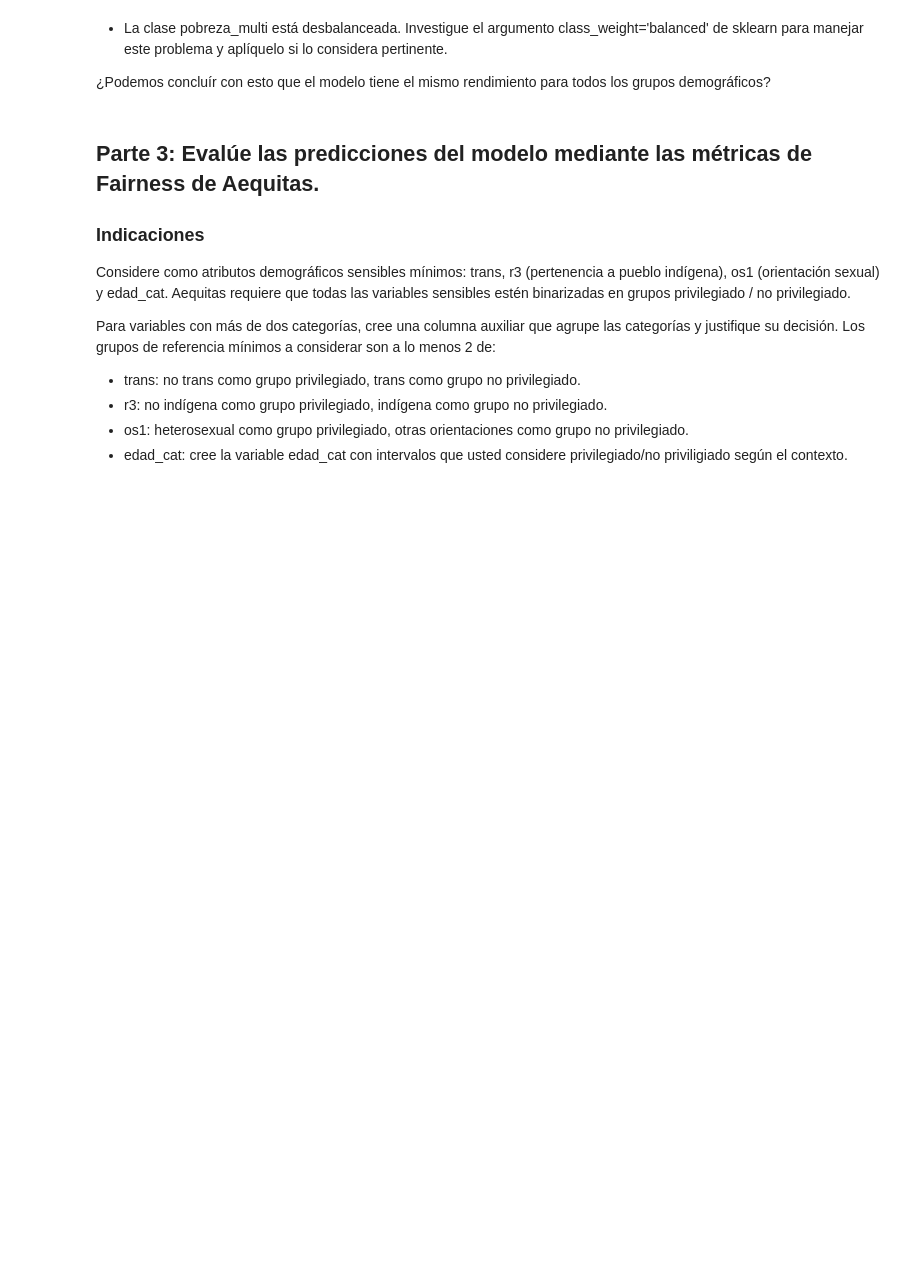
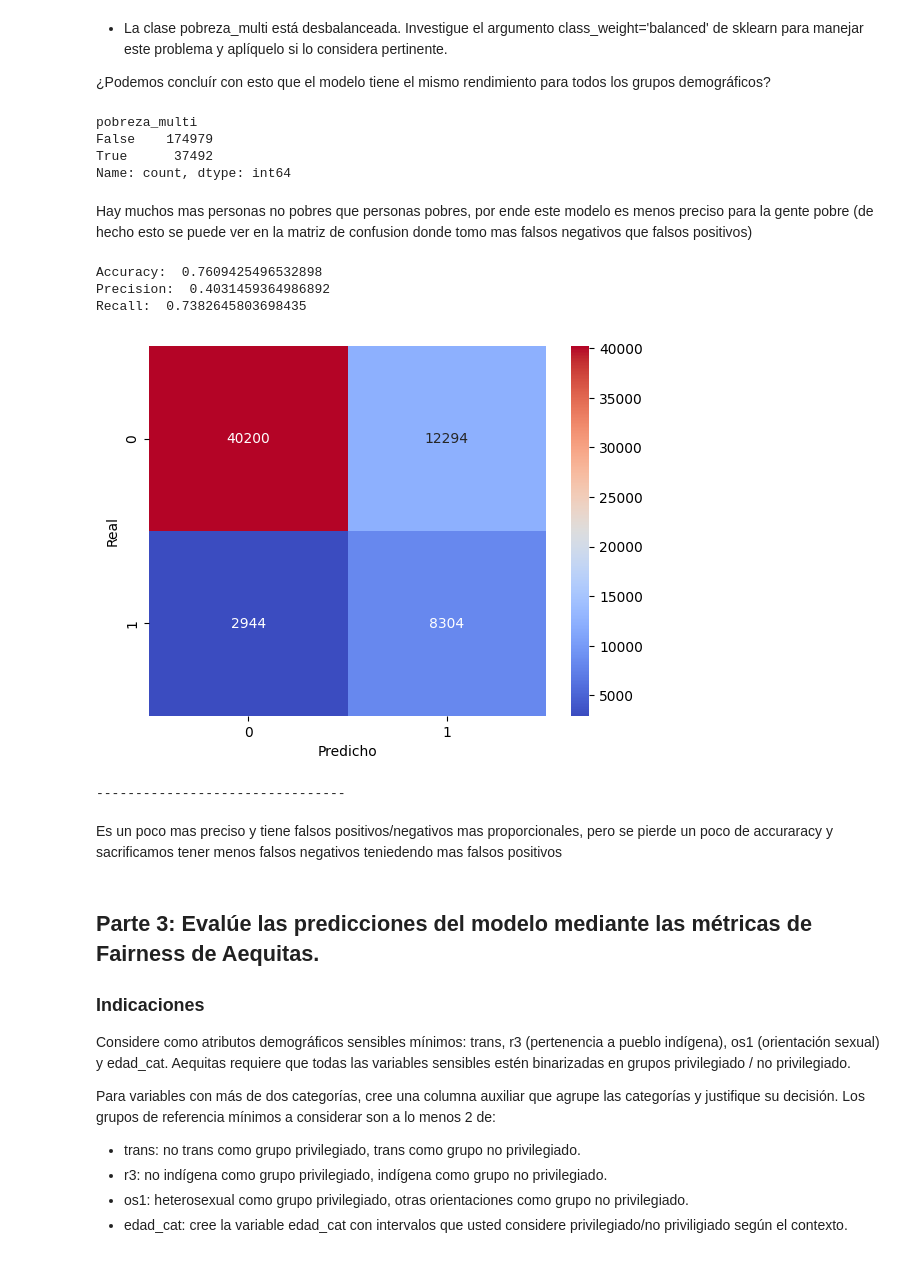
Before and after one commit to wbguc/taller-2, a Jupyter notebook: Taller_sumativo_2.ipynb, the cells around one changed output. Drawn from its saved outputs; the diff is of its cells as text; code cells hidden in the pictures; blank space fills up the shorter version.

```diff
--- a/Taller_sumativo_2.ipynb
+++ b/Taller_sumativo_2.ipynb
@@ -202,6 +215,44 @@ Recall:  0.3244132290184922
 - La clase pobreza_multi está desbalanceada. Investigue el argumento class_weight='balanced' de sklearn para manejar este problema y aplíquelo si lo considera pertinente.
 
 ¿Podemos concluír con esto que el modelo tiene el mismo rendimiento para todos los grupos demográficos?
+# %%
+
+y.value_counts()
+# %% [output]
+pobreza_multi
+False    174979
+True      37492
+Name: count, dtype: int64
+# %% [markdown]
+Hay muchos mas personas no pobres que personas pobres, por ende este modelo es menos preciso para la gente pobre (de hecho esto se puede ver en la matriz de confusion donde tomo mas falsos negativos que falsos positivos)
+# %%
+arbol_decision = DecisionTreeClassifier(class_weight='balanced',max_depth=10, random_state=42).fit(X_train_scaled, y_train)
+
+y_pred = arbol_decision.predict(X_test_scaled)
+
+#Las metricas de cada modelo
+acc = accuracy_score(y_test, y_pred)
+prec = precision_score(y_test, y_pred)
+rec = recall_score(y_test, y_pred)
+cm = confusion_matrix(y_test, y_pred)
+
+print ("Accuracy: ", acc)
+print ("Precision: ", prec)
+print ("Recall: ", rec)
+print ("")
+sns.heatmap(cm, annot=True, fmt="d", cmap="coolwarm")
+plt.xlabel("Predicho")
+plt.ylabel("Real")
+plt.show()
+print ("--------------------------------")
+# %% [output]
+Accuracy:  0.7609425496532898
+Precision:  0.4031459364986892
+Recall:  0.7382645803698435
+[figure, added]
+--------------------------------
+# %% [markdown]
+Es un poco mas preciso y tiene falsos positivos/negativos mas proporcionales, pero se pierde un poco de accuraracy y sacrificamos tener menos falsos negativos teniedendo mas falsos positivos
 # %% [markdown]
 ## Parte 3: Evalúe las predicciones del modelo mediante las métricas de Fairness de Aequitas.
 
```
Also changed, not shown: parts of 1 cell of this notebook.
